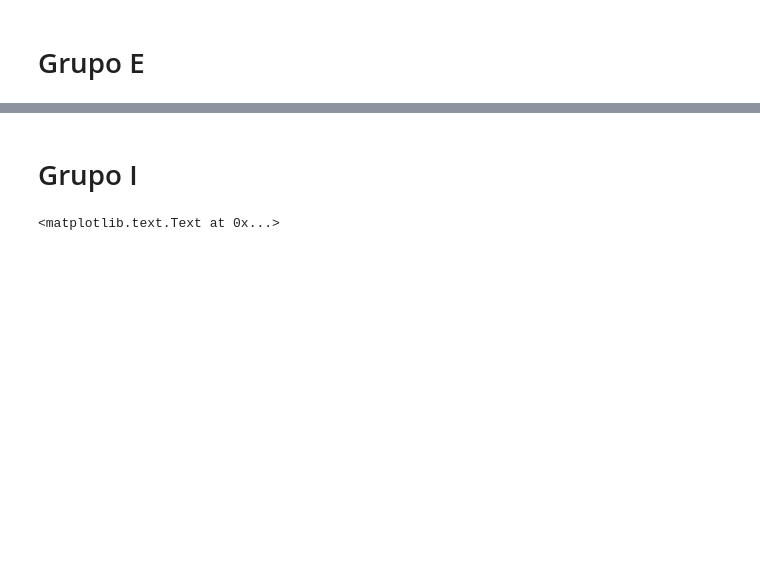
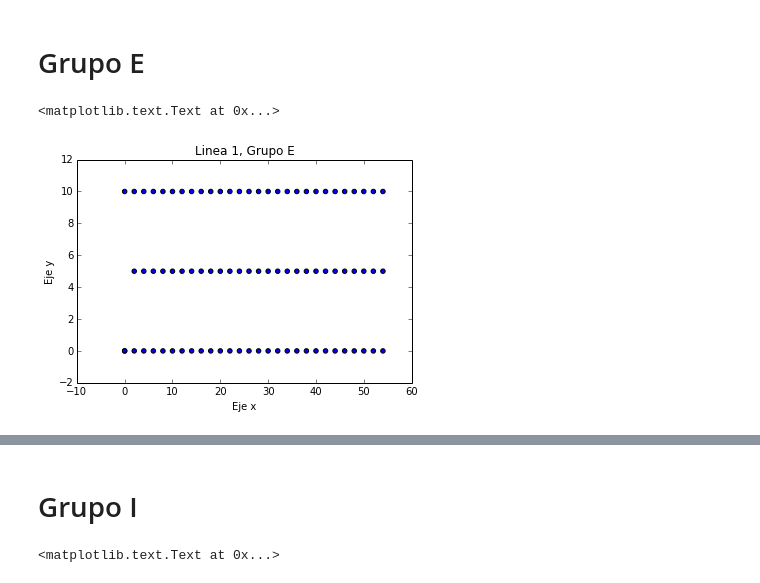
Before and after one commit to manuel426/Magnetometr-a, a Jupyter notebook: Untitled0.ipynb, the cells around one changed output, grey strips where cells are left out. Cells and saved outputs as stored; diff of their text form; code cells hidden in the pictures; blank space fills up the shorter version.

```diff
--- a/Untitled0.ipynb
+++ b/Untitled0.ipynb
@@ -94,2 +98,35 @@ grafica3n.set_title('Campo Magnetico')
 # %% [markdown]
 # Grupo E
+# %%
+#Cargando las matrices de los datos de Magnetometría del grupo A. Son 3 cuadriculas de datos. Las últimas dos lineas son en el mismo lugar
+E1=loadtxt("Survey1_grupo_E.txt")
+E2=loadtxt("Survey2_Grupo_E.txt")
+E3=loadtxt("Survey3_grupo_E.txt")
+E4=loadtxt("Survey4_Grupo_E.txt")
+# %%
+#Cargando los vectores X,Y y campo magnético en nanoteslas, de las matrices:
+xe1=E1[:,0]
+ye1=E1[:,1]
+mage1=E1[:,2]
+
+xe2=E2[:,0]
+ye2=E2[:,1]
+mage2=E2[:,2]
+
+xe3=E3[:,0]
+ye3=E3[:,1]
+mage3=E3[:,2]
+
+xe4=E4[:,0]
+ye4=E4[:,1]
+mage4=E4[:,2]
+# %%
+#Cuadriculas de cada Linea
+#Linea 1
+scatter(xe1,ye1)
+plt.xlabel('Eje x')
+plt.ylabel('Eje y')
+plt.title('Linea 1, Grupo E')
+# %% [output]
+<matplotlib.text.Text at 0x...>
+[figure, added]
```
Also changed, not shown: parts of 17 cells of this notebook, 5 other files.
